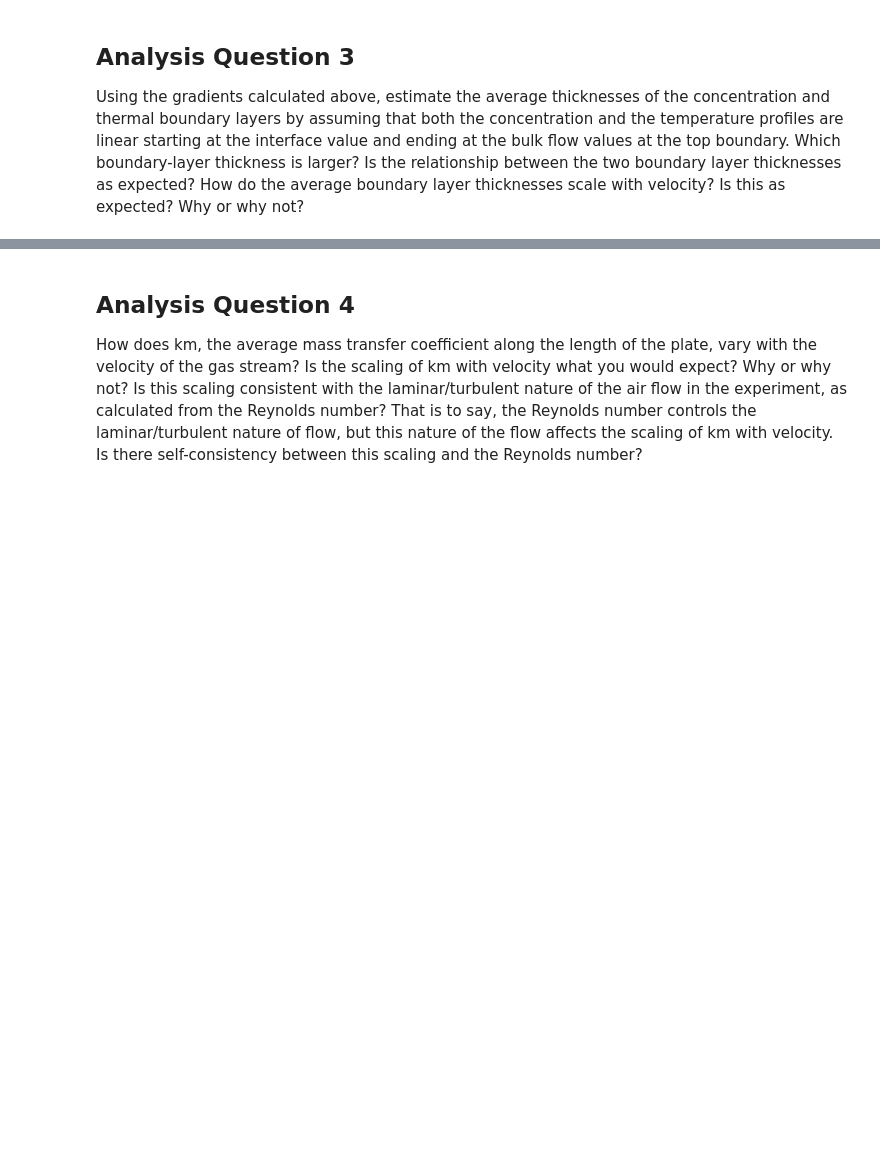
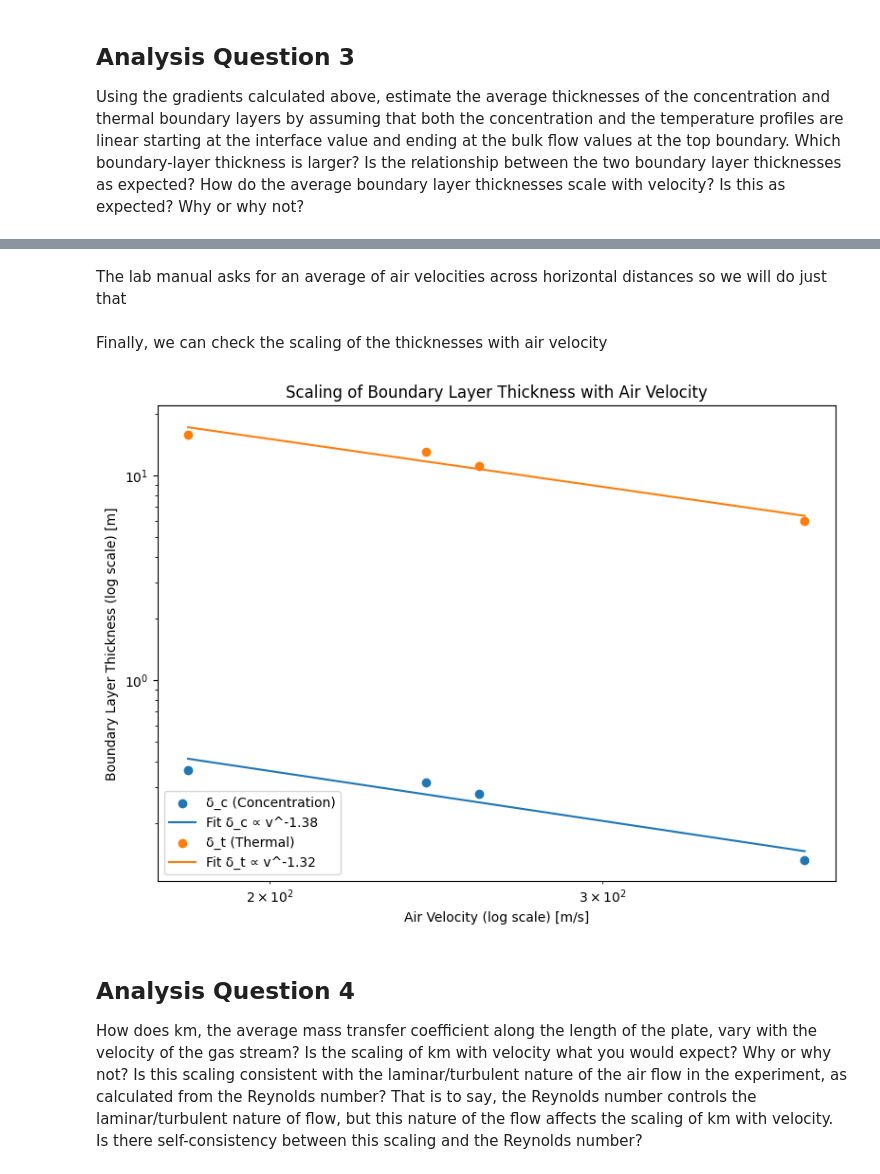
Before and after one commit to rahilisashaik/cbe154, a Jupyter notebook: mass-transfer/MT-data-analysis.ipynb, the cells around one changed output, grey strips where cells are left out. Drawn from its saved outputs; the diff is of its cells as text; code cells hidden in the pictures; blank space fills up the shorter version.

Commit message:
completed 3 and part of 4 of exp data analysis

```diff
--- a/mass-transfer/MT-data-analysis.ipynb
+++ b/mass-transfer/MT-data-analysis.ipynb
@@ -315,0 +357,2 @@ print(f"Scaling relationship for δ_C: δ_C ∝ V^({slope_C:.2f})")
+# %% [markdown]
+The lab manual asks for an average of air velocities across horizontal distances so we will do just that
@@ -316,3 +362,48 @@ print(f"Scaling relationship for δ_C: δ_C ∝ V^({slope_C:.2f})")
+# %% [markdown]
+Finally, we can check the scaling of the thicknesses with air velocity
+# %%
+thicknesses = {
+    "heater_temp": [140, 133, 128, 123],
+    "delta_c": [0.132212, 0.276997, 0.314198, 0.361253],
+    "delta_t": [5.988904, 11.067641, 12.997196, 15.800513],
+}
+df_thickness = pd.DataFrame(thicknesses)
+
+avg_velocities = {
+    140: 384.0,
+    133: 258.0,
+    128: 242.0,
+    123: 181.0,
+}
+
+df_thickness["avg_velocity"] = df_thickness["heater_temp"].map(avg_velocities)
+
+df_thickness["log_velocity"] = np.log(df_thickness["avg_velocity"])
+df_thickness["log_delta_c"] = np.log(df_thickness["delta_c"])
+df_thickness["log_delta_t"] = np.log(df_thickness["delta_t"])
+
+slope_c, intercept_c = np.polyfit(df_thickness["log_velocity"], df_thickness["log_delta_c"], 1)
+slope_t, intercept_t = np.polyfit(df_thickness["log_velocity"], df_thickness["log_delta_t"], 1)
+# %%
+plt.figure(figsize=(8, 6))
+plt.scatter(df_thickness["avg_velocity"], df_thickness["delta_c"], label="δ_c (Concentration)", marker="o")
+plt.plot(df_thickness["avg_velocity"], np.exp(intercept_c) * df_thickness["avg_velocity"]**slope_c,
+         label=f"Fit δ_c ∝ v^{slope_c:.2f}")
+
+plt.scatter(df_thickness["avg_velocity"], df_thickness["delta_t"], label="δ_t (Thermal)")
+plt.plot(df_thickness["avg_velocity"], np.exp(intercept_t) * df_thickness["avg_velocity"]**slope_t,
+         label=f"Fit δ_t ∝ v^{slope_t:.2f}")
+
+plt.xscale("log")
+plt.yscale("log")
+plt.xlabel("Air Velocity (log scale) [m/s]")
+plt.ylabel("Boundary Layer Thickness (log scale) [m]")
+plt.title("Scaling of Boundary Layer Thickness with Air Velocity")
+plt.legend()
+plt.tight_layout()
+plt.show()
+# %% [output]
+[figure, added]
 # %% [markdown]
 ## Analysis Question 4
 How does km, the average mass transfer coefficient along the length of the plate, vary with the velocity of the gas stream?  Is the scaling of km with velocity what you would expect?  Why or why not?  Is this scaling consistent with the laminar/turbulent nature of the air flow in the experiment, as calculated from the Reynolds number? That is to say, the Reynolds number controls the laminar/turbulent nature of flow, but this nature of the flow affects the scaling of km with velocity. Is there self-consistency between this scaling and the Reynolds number?
```
Also changed, not shown: parts of 25 cells of this notebook.
